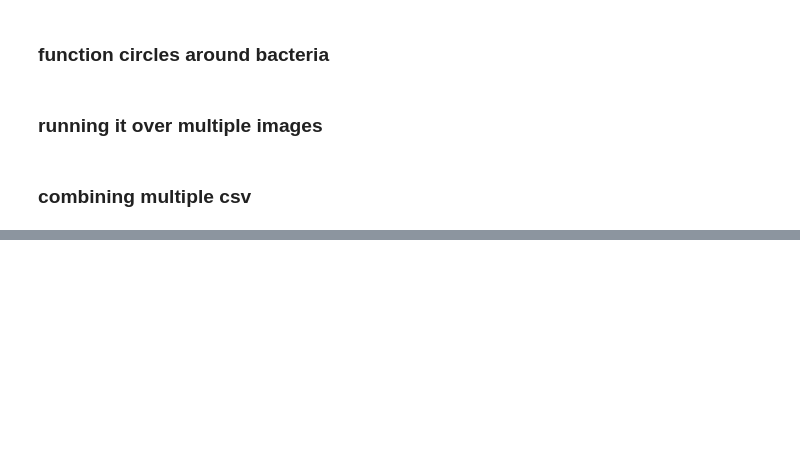
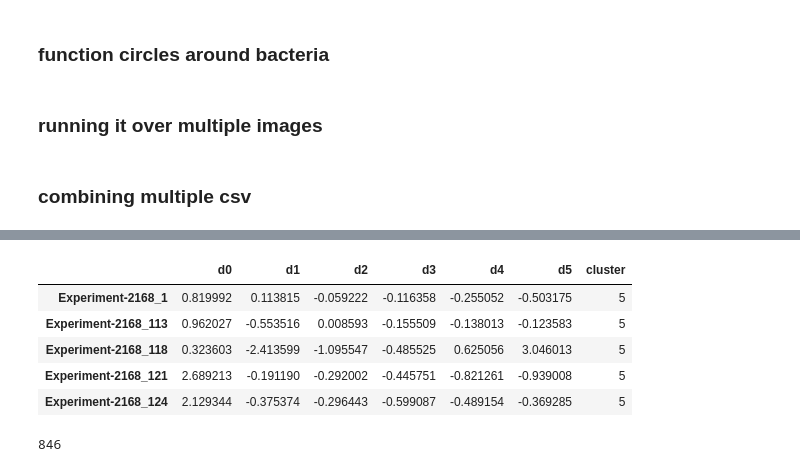
Before and after one commit to jaugenst/pyimagej_workflows, a Jupyter notebook: notebooks/single_bact_quant_2.ipynb, the cells around one changed output, grey strips where cells are left out. Cells and saved outputs as stored; diff of their text form; code cells hidden in the pictures; blank space fills up the shorter version.

```diff
--- a/notebooks/single_bact_quant_2.ipynb
+++ b/notebooks/single_bact_quant_2.ipynb
@@ -1030,3 +945,16 @@ def main():
 
 if __name__ == '__main__':
     main()
+# %%
+df_lc3_norm.head()
+# %% [output]
+|  | d0 | d1 | d2 | d3 | d4 | d5 | cluster |
+| Experiment-2168_1 | 0.819992 | 0.113815 | -0.059222 | -0.116358 | -0.255052 | -0.503175 | 5 |
+| Experiment-2168_113 | 0.962027 | -0.553516 | 0.008593 | -0.155509 | -0.138013 | -0.123583 | 5 |
+| Experiment-2168_118 | 0.323603 | -2.413599 | -1.095547 | -0.485525 | 0.625056 | 3.046013 | 5 |
+| Experiment-2168_121 | 2.689213 | -0.191190 | -0.292002 | -0.445751 | -0.821261 | -0.939008 | 5 |
+| Experiment-2168_124 | 2.129344 | -0.375374 | -0.296443 | -0.599087 | -0.489154 | -0.369285 | 5 |
+# %%
+print (len(df_lc3_norm))
+# %% [output]
+846
```
Also changed, not shown: parts of 20 cells of this notebook.
